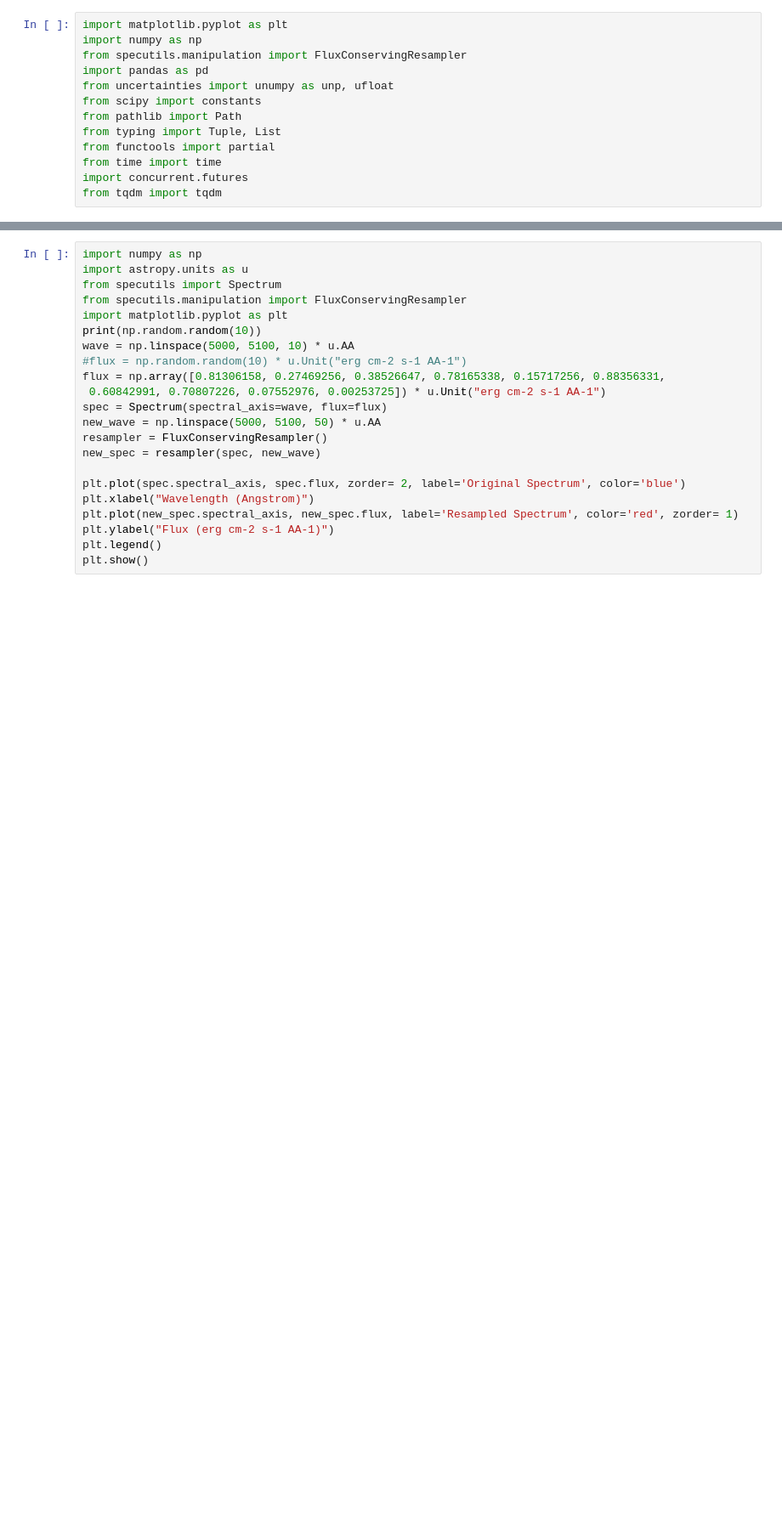
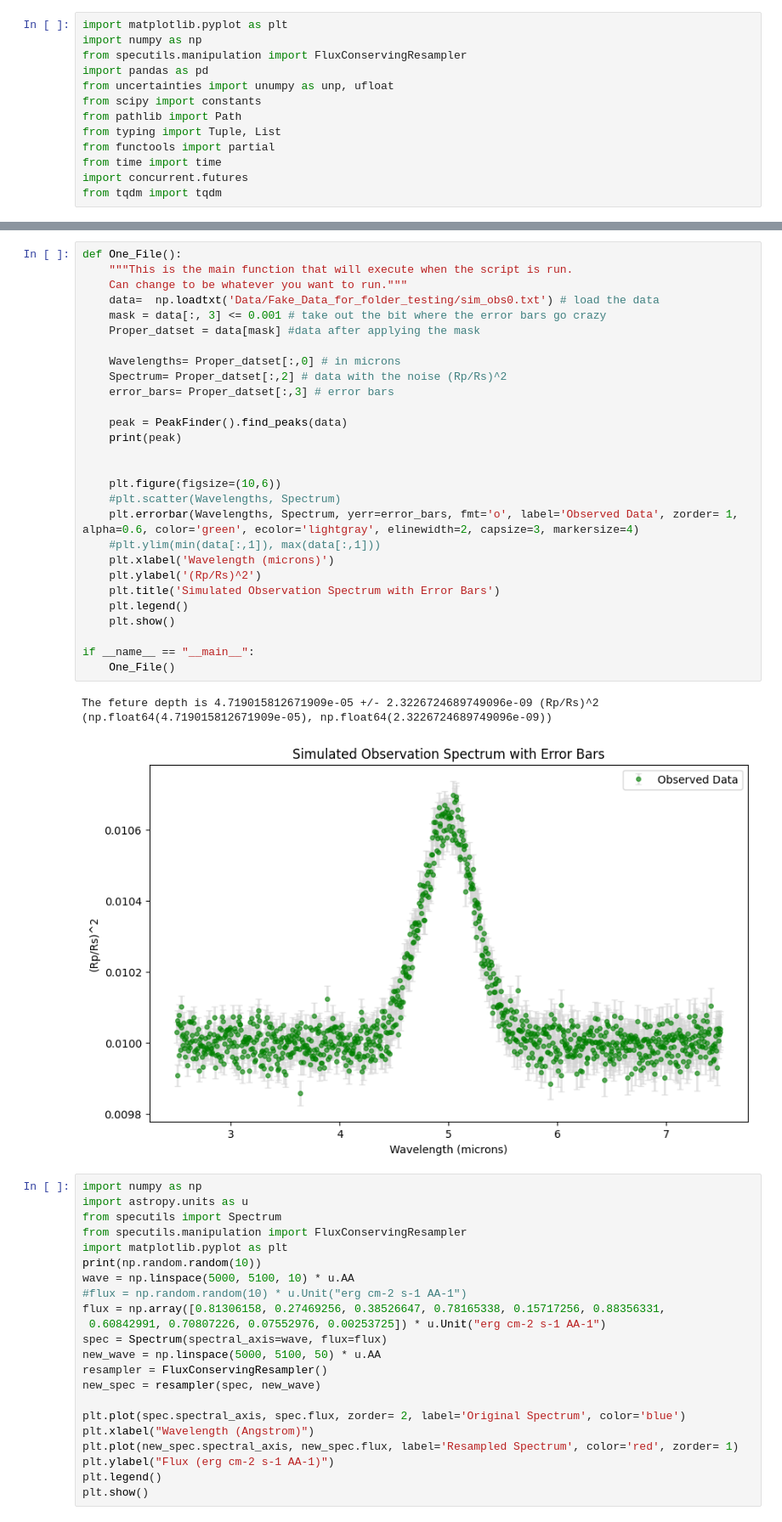
Before and after one commit to JackDavidMaher/Group-Studies---Exoplanets, a Jupyter notebook: Code/peak_finder.ipynb, the cells around one changed output, grey strips where cells are left out. Shown at 85% size. Drawn from its saved outputs; the diff is of its cells as text; blank space fills up the shorter version.

Commit message:
test data for my code

```diff
--- a/Code/peak_finder.ipynb
+++ b/Code/peak_finder.ipynb
@@ -239,3 +380,35 @@ The feture depth is -7.430209341552016e-06 +/- 9.1262573346275e-07 (Rp/Rs)^2
+# %%
+def One_File():
+    """This is the main function that will execute when the script is run.
+    Can change to be whatever you want to run."""
+    data=  np.loadtxt('Data/Fake_Data_for_folder_testing/sim_obs0.txt') # load the data
+    mask = data[:, 3] <= 0.001 # take out the bit where the error bars go crazy
+    Proper_datset = data[mask] #data after applying the mask
+
+    Wavelengths= Proper_datset[:,0] # in microns
+    Spectrum= Proper_datset[:,2] # data with the noise (Rp/Rs)^2
+    error_bars= Proper_datset[:,3] # error bars
+
+    peak = PeakFinder().find_peaks(data)
+    print(peak)
+
+
+    plt.figure(figsize=(10,6))
+    #plt.scatter(Wavelengths, Spectrum)
+    plt.errorbar(Wavelengths, Spectrum, yerr=error_bars, fmt='o', label='Observed Data', zorder= 1, alpha=0.6, color='green', ecolor='lightgray', elinewidth=2, capsize=3, markersize=4)
+    #plt.ylim(min(data[:,1]), max(data[:,1]))
+    plt.xlabel('Wavelength (microns)')
+    plt.ylabel('(Rp/Rs)^2')
+    plt.title('Simulated Observation Spectrum with Error Bars')
+    plt.legend()
+    plt.show()
+
+if __name__ == "__main__":
+    One_File()
+# %% [output]
+The feture depth is 4.719015812671909e-05 +/- 2.3226724689749096e-09 (Rp/Rs)^2
+(np.float64(4.719015812671909e-05), np.float64(2.3226724689749096e-09))
+[figure, added]
 # %%
 import numpy as np
 import astropy.units as u
```
Also changed, not shown: parts of 4 cells of this notebook, 11 other files.
